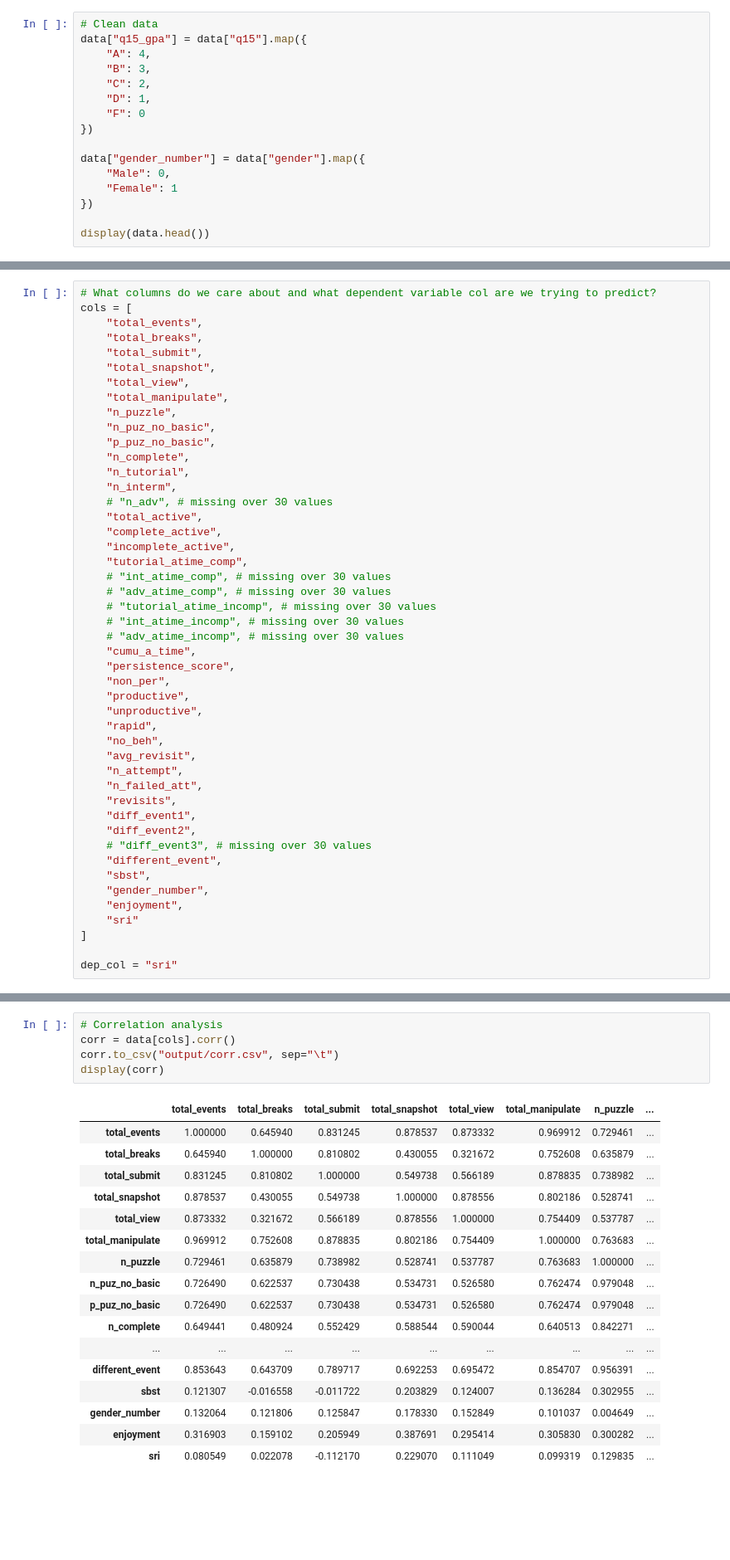
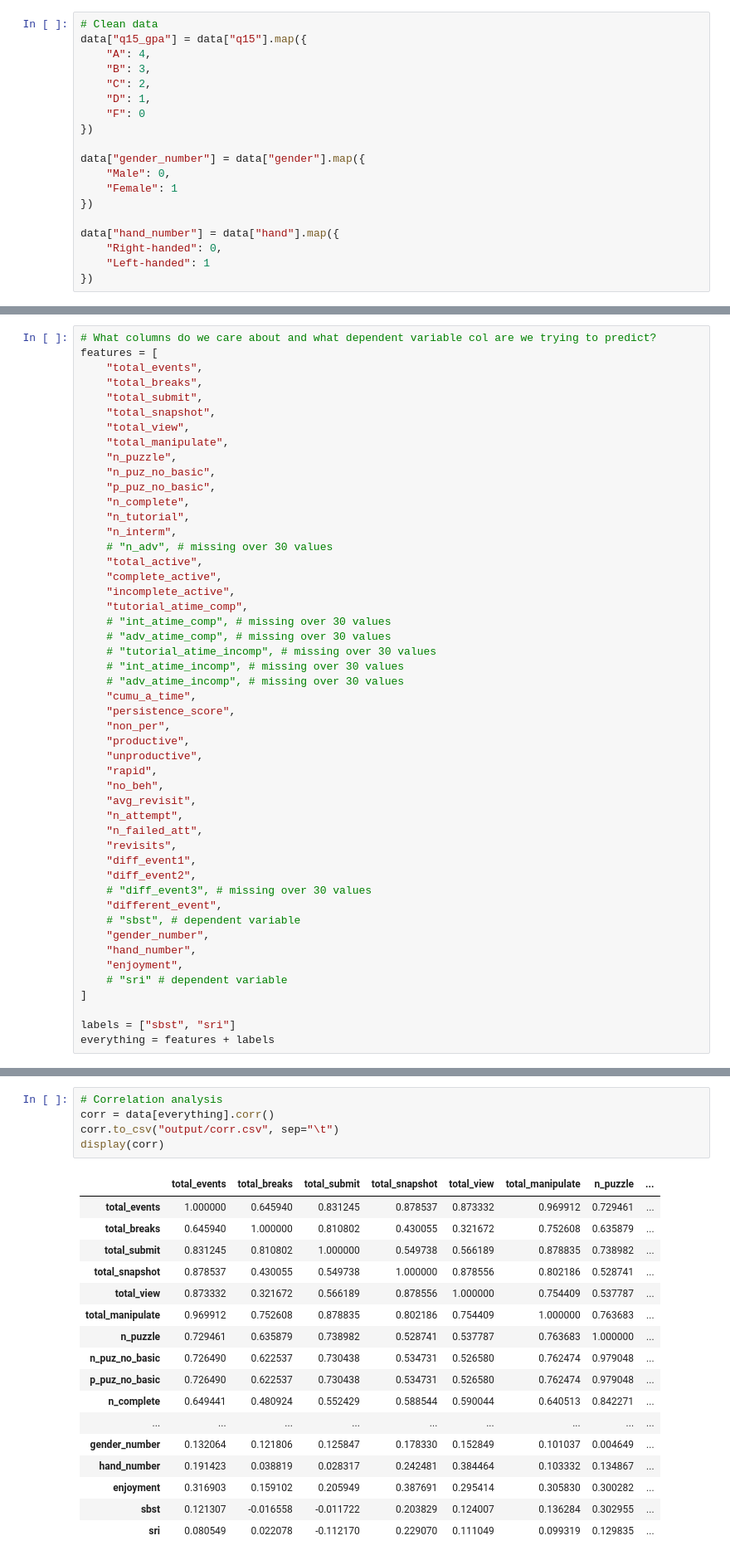
Before and after one commit to Complex-Play-Lab/ShadowspectRandomForest, a Jupyter notebook: main.ipynb, the cells around one changed output, grey strips where cells are left out. Shown at 83% size. Saved outputs shown, nothing was run; the diff lists cells and outputs as text; blank space fills up the shorter version.

```diff
--- a/main.ipynb
+++ b/main.ipynb
@@ -66,4 +56,7 @@ data["gender_number"] = data["gender"].map({
     "Female": 1
 })
 
-display(data.head())
+data["hand_number"] = data["hand"].map({
+    "Right-handed": 0,
+    "Left-handed": 1
+})
@@ -101,6 +76,6 @@ display(data.head())
 # %%
 # What columns do we care about and what dependent variable col are we trying to predict?
-cols = [
+features = [
     "total_events",
     "total_breaks",
     "total_submit",
@@ -138,13 +113,15 @@ cols = [
     "diff_event2",
     # "diff_event3", # missing over 30 values
     "different_event",
-    "sbst",
+    # "sbst", # dependent variable
     "gender_number",
+    "hand_number",
     "enjoyment",
-    "sri"
+    # "sri" # dependent variable
 ]
 
-dep_col = "sri"
+labels = ["sbst", "sri"]
+everything = features + labels
 # %% [markdown]
 # Descriptive Stats
 # %%
@@ -172,23 +169,23 @@ Variable: sri                  Missing Values: 3
 # %%
 # Correlation analysis
-corr = data[cols].corr()
+corr = data[everything].corr()
 corr.to_csv("output/corr.csv", sep="\t")
 display(corr)
 # %% [output]
 |  | total_events | total_breaks | total_submit | total_snapshot | total_view | total_manipulate | n_puzzle | ... |
 | total_events | 1.000000 | 0.645940 | 0.831245 | 0.878537 | 0.873332 | 0.969912 | 0.729461 | ... |
 | total_breaks | 0.645940 | 1.000000 | 0.810802 | 0.430055 | 0.321672 | 0.752608 | 0.635879 | ... |
 | total_submit | 0.831245 | 0.810802 | 1.000000 | 0.549738 | 0.566189 | 0.878835 | 0.738982 | ... |
 | total_snapshot | 0.878537 | 0.430055 | 0.549738 | 1.000000 | 0.878556 | 0.802186 | 0.528741 | ... |
 | total_view | 0.873332 | 0.321672 | 0.566189 | 0.878556 | 1.000000 | 0.754409 | 0.537787 | ... |
 | total_manipulate | 0.969912 | 0.752608 | 0.878835 | 0.802186 | 0.754409 | 1.000000 | 0.763683 | ... |
 | n_puzzle | 0.729461 | 0.635879 | 0.738982 | 0.528741 | 0.537787 | 0.763683 | 1.000000 | ... |
 | n_puz_no_basic | 0.726490 | 0.622537 | 0.730438 | 0.534731 | 0.526580 | 0.762474 | 0.979048 | ... |
 | p_puz_no_basic | 0.726490 | 0.622537 | 0.730438 | 0.534731 | 0.526580 | 0.762474 | 0.979048 | ... |
 | n_complete | 0.649441 | 0.480924 | 0.552429 | 0.588544 | 0.590044 | 0.640513 | 0.842271 | ... |
 | ... | ... | ... | ... | ... | ... | ... | ... | ... |
-| different_event | 0.853643 | 0.643709 | 0.789717 | 0.692253 | 0.695472 | 0.854707 | 0.956391 | ... |
+| gender_number | 0.132064 | 0.121806 | 0.125847 | 0.178330 | 0.152849 | 0.101037 | 0.004649 | ... |
+| hand_number | 0.191423 | 0.038819 | 0.028317 | 0.242481 | 0.384464 | 0.103332 | 0.134867 | ... |
+| enjoyment | 0.316903 | 0.159102 | 0.205949 | 0.387691 | 0.295414 | 0.305830 | 0.300282 | ... |
 | sbst | 0.121307 | -0.016558 | -0.011722 | 0.203829 | 0.124007 | 0.136284 | 0.302955 | ... |
-| gender_number | 0.132064 | 0.121806 | 0.125847 | 0.178330 | 0.152849 | 0.101037 | 0.004649 | ... |
-| enjoyment | 0.316903 | 0.159102 | 0.205949 | 0.387691 | 0.295414 | 0.305830 | 0.300282 | ... |
 | sri | 0.080549 | 0.022078 | -0.112170 | 0.229070 | 0.111049 | 0.099319 | 0.129835 | ... |
```
Also changed, not shown: parts of 18 cells of this notebook, 6 other files.
